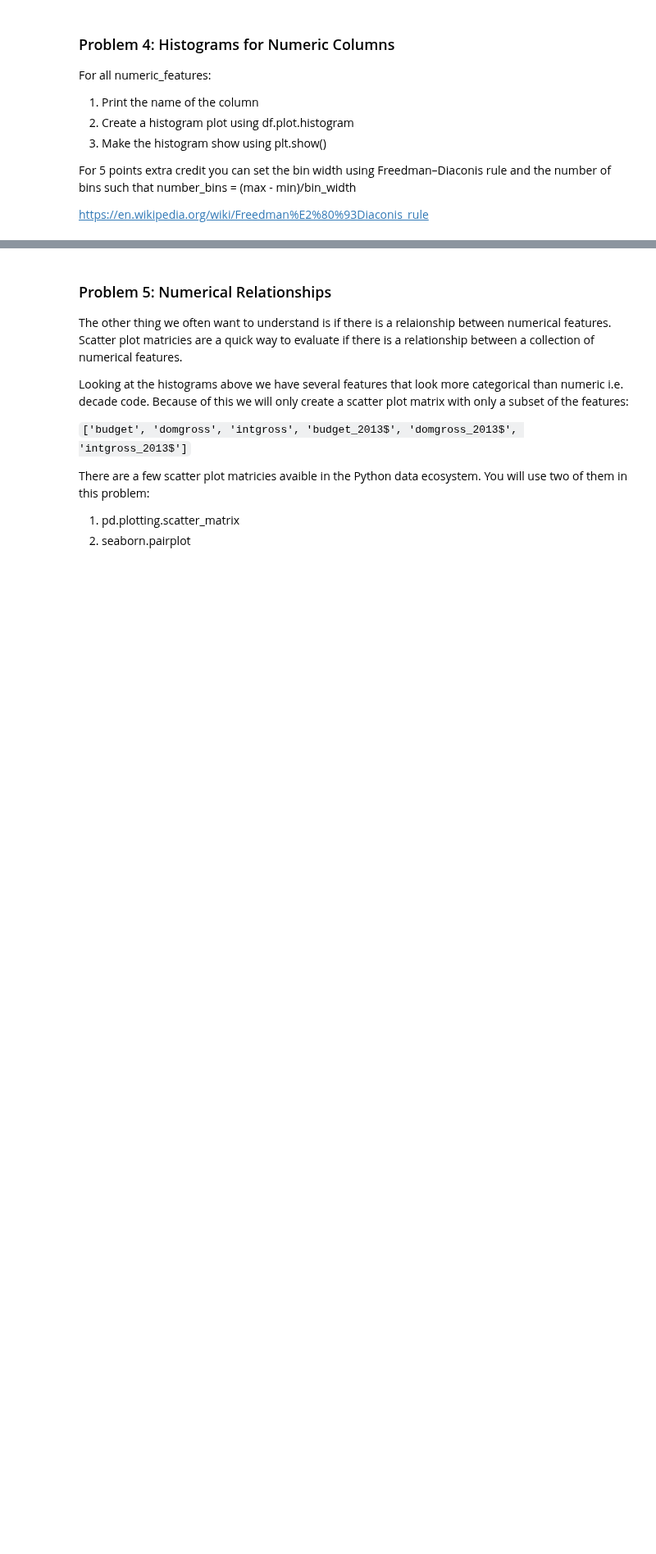
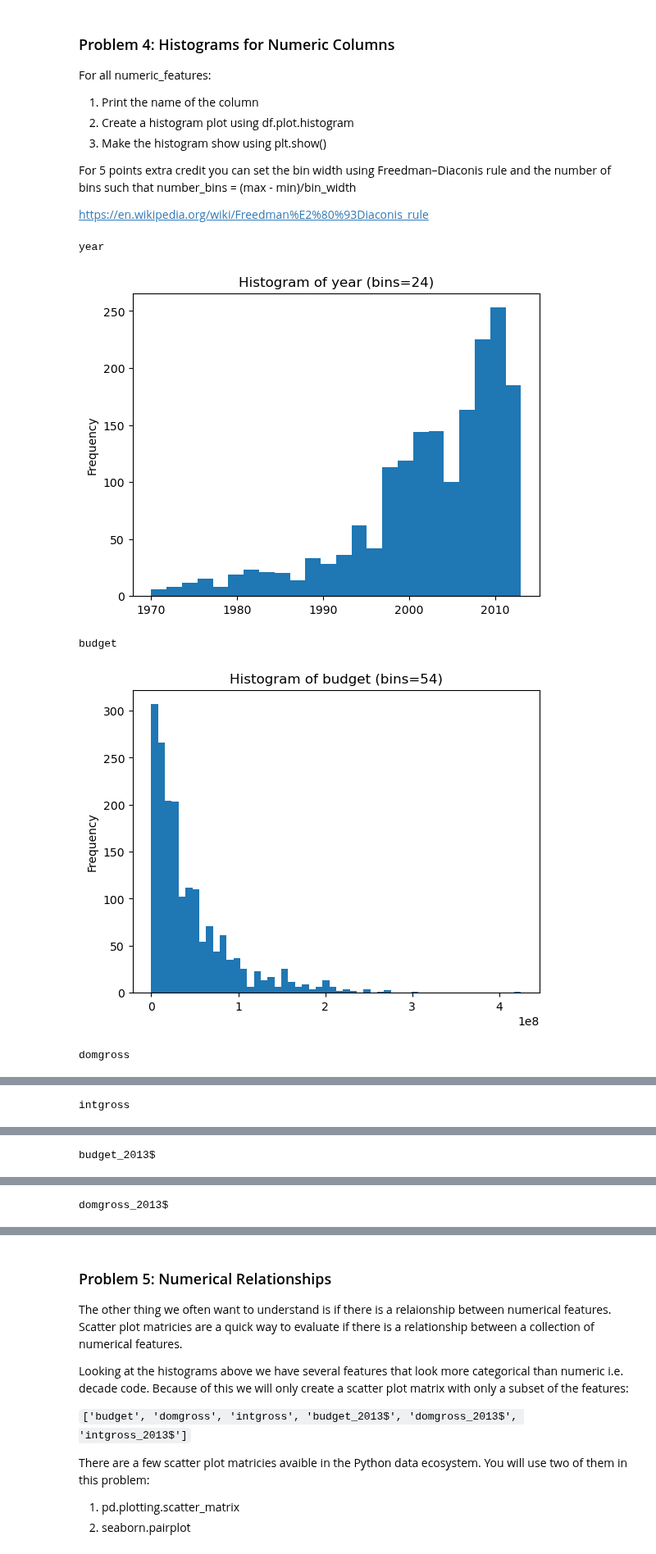
Before and after one commit to dmerced05/Daniel_AD450, a Jupyter notebook: week_6_eda_matrix.ipynb, the cells around one changed output, grey strips where cells are left out. Shown at 82% size. Drawn from its saved outputs; the diff is of its cells as text; code cells hidden in the pictures; blank space fills up the shorter version.

```diff
--- a/week_6_eda_matrix.ipynb
+++ b/week_6_eda_matrix.ipynb
@@ -259,3 +367,16 @@ There are a few ways to do this:
 2. Use `select_dtypes` and `columns`
 
 Impliment both ways and then chec that they are the same lists.
+# %%
+numeric_features_1 = [
+    col for col in movie_df.columns
+    if movie_df[col].dtype != "object"
+]
+
+categorical_features_1 = [
+    col for col in movie_df.columns
+    if movie_df[col].dtype == "object"
+]
+print("Numeric features:", numeric_features_1)
+
+print("Categorical features:", categorical_features_1)
@@ -262,3 +403,10 @@ Impliment both ways and then chec that they are the same lists.
 # %% [markdown]
 ### Problem 3: Print out values counts of categorical features
 It is often easier to loop through the list of your columns and perform some basic exploration of columns of the same types. For this problem you will loop through all categorical_features and if they have 10 or fewer values print out the count of each value.
+# %%
+for col in categorical_features_1:
+    unique_vals = movie_df[col].nunique()
+
+    if unique_vals <= 10:
+        print(f"\nValue counts for '{col}' ({unique_vals} unique values):")
+        print(movie_df[col].value_counts())
@@ -273,3 +439,39 @@ For 5 points extra credit you can set the bin width using Freedman–Diaconis ru
 number_bins = (max - min)/bin_width
 
 https://en.wikipedia.org/wiki/Freedman%E2%80%93Diaconis_rule
+# %%
+for col in numeric_features_1:
+    print(col)
+
+    # get numeric data for this column (ignore missing values)
+    s = movie_df[col].dropna()
+
+    n = len(s)
+    q1, q3 = np.percentile(s, [25, 75])
+    iqr = q3 - q1
+
+    # Freedman–Diaconis bin width
+    if n > 0:
+        bin_width = 2 * iqr / (n ** (1/3))
+    else:
+        bin_width = 0
+
+    data_range = s.max() - s.min()
+
+    # If bin_width is 0 (e.g., constant column or iqr=0), fall back to a reasonable default
+    if bin_width <= 0 or data_range == 0:
+        bins = 10
+    else:
+        bins = int(np.ceil(data_range / bin_width))
+        bins = max(bins, 1)  # safety
+
+    # Histogram using pandas plotting
+    movie_df[col].plot.hist(bins=bins)
+    plt.title(f"Histogram of {col} (bins={bins})")
+    plt.show()
+# %% [output]
+year
+[figure, added]
+budget
+[figure, added]
+domgross
@@ -275,0 +479 @@ https://en.wikipedia.org/wiki/Freedman%E2%80%93Diaconis_rule
+intgross
@@ -275,0 +481 @@ https://en.wikipedia.org/wiki/Freedman%E2%80%93Diaconis_rule
+budget_2013$
@@ -275,0 +483 @@ https://en.wikipedia.org/wiki/Freedman%E2%80%93Diaconis_rule
+domgross_2013$
```
Also changed, not shown: parts of 31 cells of this notebook, 1 other file.
